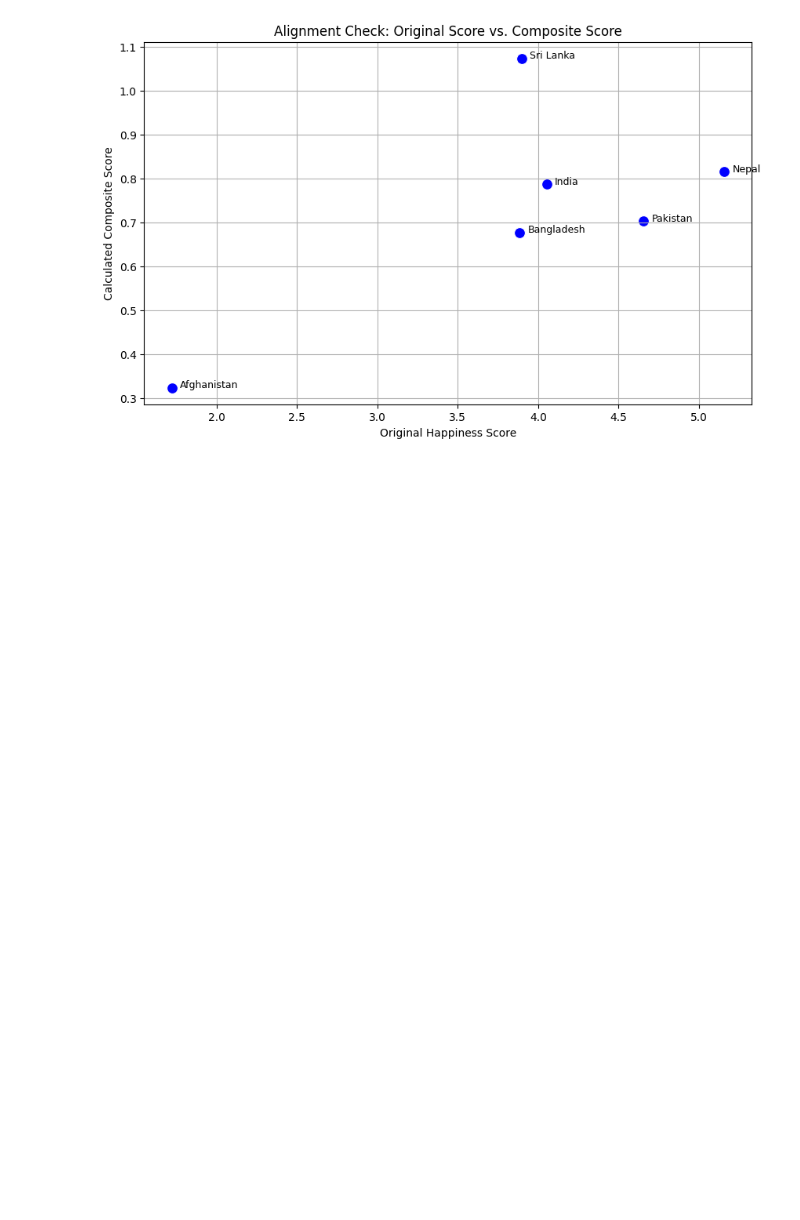
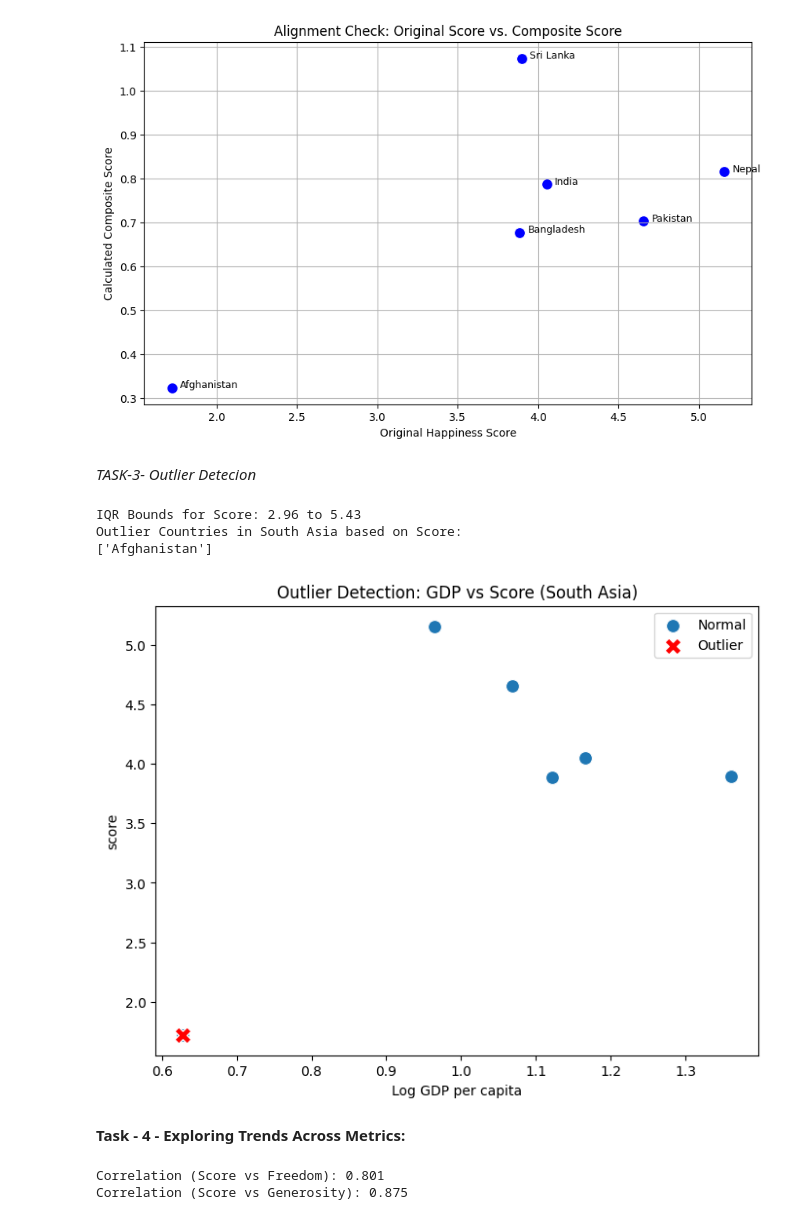
Before and after one commit to AaKkMe/2509866_DSA, a Jupyter notebook: 2509866_Aagman_Karki.ipynb, the cells around one changed output. Cells and saved outputs as stored; diff of their text form; code cells hidden in the pictures; blank space fills up the shorter version.

```diff
--- a/2509866_Aagman_Karki.ipynb
+++ b/2509866_Aagman_Karki.ipynb
@@ -255,3 +261,58 @@ Comparison of Rankings:
 128   Bangladesh  3.886           0.6774
 142  Afghanistan  1.721           0.3238
 [figure]
+# %% [markdown]
+*TASK-3- Outlier Detecion*
+# %%
+# # 1. Identify outlier countries in South Asia based on their Score and GDP per Capita.
+# 2. Define outliers using the 1.5 × IQR rule.
+
+# Calculate IQR for 'Score'
+Q1 = sa_df['score'].quantile(0.25)
+Q3 = sa_df['score'].quantile(0.75)
+IQR = Q3 - Q1
+
+lower_bound = Q1 - 1.5 * IQR
+upper_bound = Q3 + 1.5 * IQR
+
+print(f"IQR Bounds for Score: {lower_bound:.2f} to {upper_bound:.2f}")
+
+# Identify outliers
+outliers = sa_df[(sa_df['score'] < lower_bound) | (sa_df['score'] > upper_bound)]
+print("Outlier Countries in South Asia based on Score:")
+print(outliers['Country name'].tolist())
+# %% [output]
+IQR Bounds for Score: 2.96 to 5.43
+Outlier Countries in South Asia based on Score:
+['Afghanistan']
+# %%
+# 3. Create a scatter plot with GDP per Capita on the x-axis and Score on the y-axis, highlighting outliers
+# in a different color
+# Plotting
+plt.figure(figsize=(8, 6))
+# Plot regular points
+sns.scatterplot(data=sa_df, x='Log GDP per capita', y='score', label='Normal', s=100)
+# Highlight outliers
+if not outliers.empty:
+    sns.scatterplot(data=outliers, x='Log GDP per capita', y='score',
+                    color='red', label='Outlier', s=150, marker='X')
+plt.title('Outlier Detection: GDP vs Score (South Asia)')
+plt.legend()
+plt.show()
+# %% [output]
+[figure, added]
+# %% [markdown]
+**Task - 4 - Exploring Trends Across Metrics:**
+# %%
+# 1. Choose two metrics (e.g., Freedom to Make Life Choices and Generosity) and calculate their correlation
+# {pearson correlation} with the Score for South Asian countries.
+
+metrics = ['Freedom to make life choices', 'Generosity']
+corr_freedom = sa_df['score'].corr(sa_df[metrics[0]])
+corr_generosity = sa_df['score'].corr(sa_df[metrics[1]])
+
+print(f"Correlation (Score vs Freedom): {corr_freedom:.3f}")
+print(f"Correlation (Score vs Generosity): {corr_generosity:.3f}")
+# %% [output]
+Correlation (Score vs Freedom): 0.801
+Correlation (Score vs Generosity): 0.875
```
Also changed, not shown: parts of 24 cells of this notebook.
